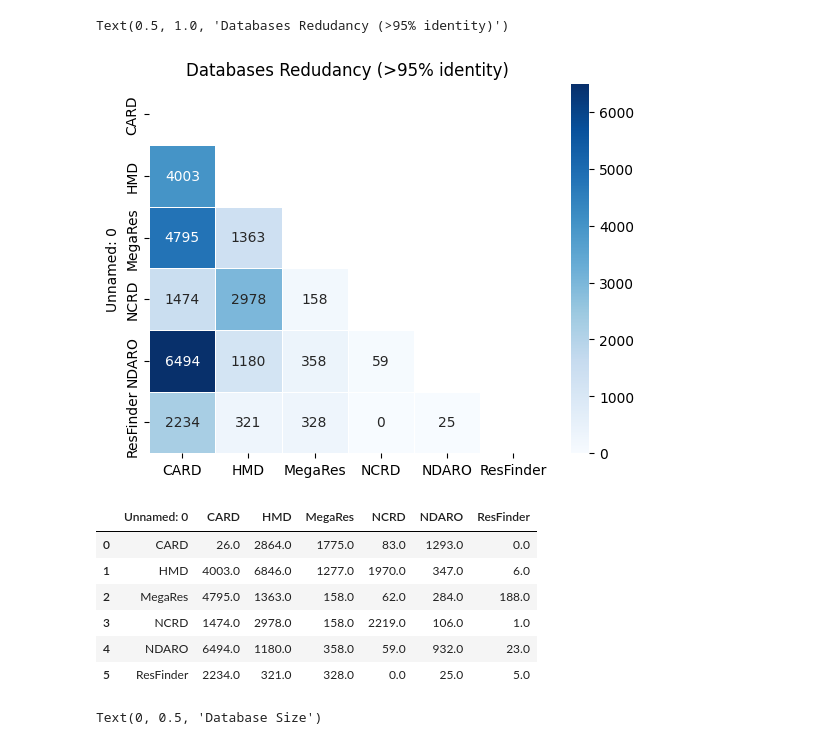
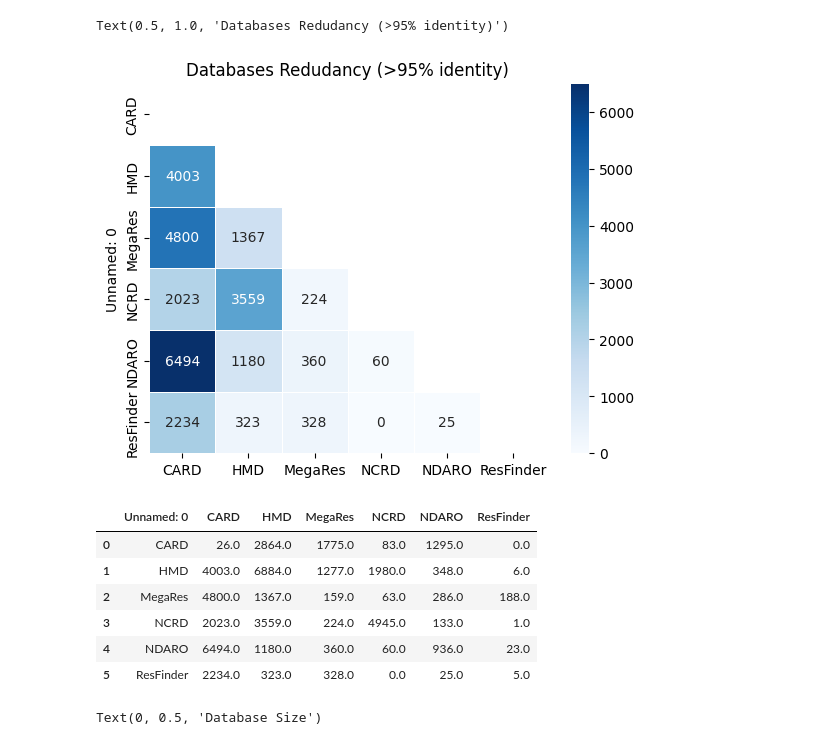
Before and after one commit to tiagocabralborelli/db-redundance, a Jupyter notebook: notebooks/3.Analysis.ipynb, the cells around one changed output. Drawn from its saved outputs; the diff is of its cells as text; code cells hidden in the pictures.

```diff
--- a/notebooks/3.Analysis.ipynb
+++ b/notebooks/3.Analysis.ipynb
@@ -11,30 +11,30 @@ import sys
 sys.path.append('../')
 from source import Align
 # %%
-BlastPairWiseAlignmentPivoted = pd.read_csv("../data/processed/BlastPairWiseAlignmentPivoted.cov95.maxseq1.csv", sep="\t")
+BlastPairWiseAlignmentPivoted = pd.read_csv("../data/processed/BlastPairWiseAlignmentPivoted.cov80.maxseq1.csv", sep="\t")
 mask = np.triu(np.ones_like(BlastPairWiseAlignmentPivoted.set_index("Unnamed: 0"), dtype=bool))
 sns.heatmap(
     BlastPairWiseAlignmentPivoted.set_index("Unnamed: 0"),
     cmap="Blues",
     annot=True,
     fmt=".0f",
     linewidth=.5,
     mask=mask,
 )
 plt.title("Databases Redudancy (>95% identity)")
 # %% [output]
 Text(0.5, 1.0, 'Databases Redudancy (>95% identity)')
-[figure, old version]
+[figure, new version]
 # %%
 BlastPairWiseAlignmentPivoted
 # %% [output]
 |  | Unnamed: 0 | CARD | HMD | MegaRes | NCRD | NDARO | ResFinder |
-| 0 | CARD | 26.0 | 2864.0 | 1775.0 | 83.0 | 1293.0 | 0.0 |
-| 1 | HMD | 4003.0 | 6846.0 | 1277.0 | 1970.0 | 347.0 | 6.0 |
-| 2 | MegaRes | 4795.0 | 1363.0 | 158.0 | 62.0 | 284.0 | 188.0 |
-| 3 | NCRD | 1474.0 | 2978.0 | 158.0 | 2219.0 | 106.0 | 1.0 |
-| 4 | NDARO | 6494.0 | 1180.0 | 358.0 | 59.0 | 932.0 | 23.0 |
-| 5 | ResFinder | 2234.0 | 321.0 | 328.0 | 0.0 | 25.0 | 5.0 |
+| 0 | CARD | 26.0 | 2864.0 | 1775.0 | 83.0 | 1295.0 | 0.0 |
+| 1 | HMD | 4003.0 | 6884.0 | 1277.0 | 1980.0 | 348.0 | 6.0 |
+| 2 | MegaRes | 4800.0 | 1367.0 | 159.0 | 63.0 | 286.0 | 188.0 |
+| 3 | NCRD | 2023.0 | 3559.0 | 224.0 | 4945.0 | 133.0 | 1.0 |
+| 4 | NDARO | 6494.0 | 1180.0 | 360.0 | 60.0 | 936.0 | 23.0 |
+| 5 | ResFinder | 2234.0 | 323.0 | 328.0 | 0.0 | 25.0 | 5.0 |
 # %%
 ClustersCdHit = pd.read_csv(
     "../data/processed/cdhitclusters.defaultsettings.csv",
```
Also changed, not shown: parts of 18 cells of this notebook.
